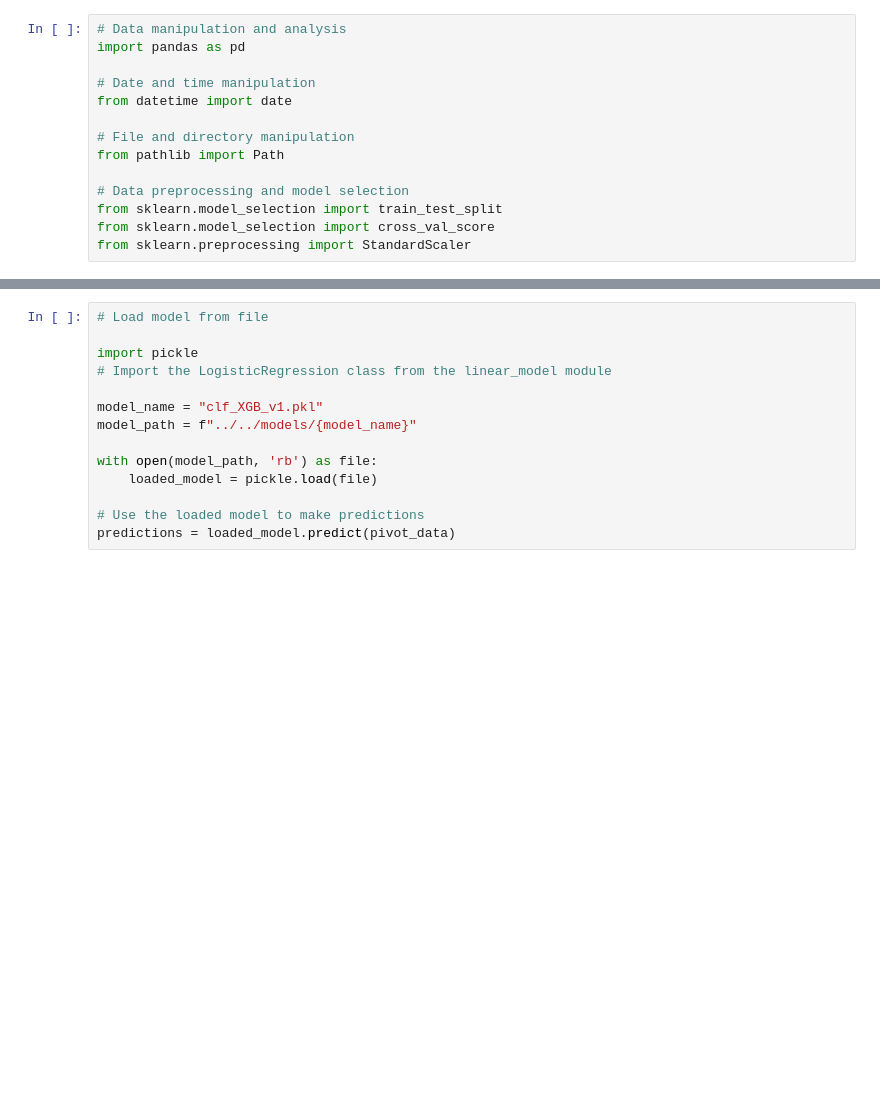
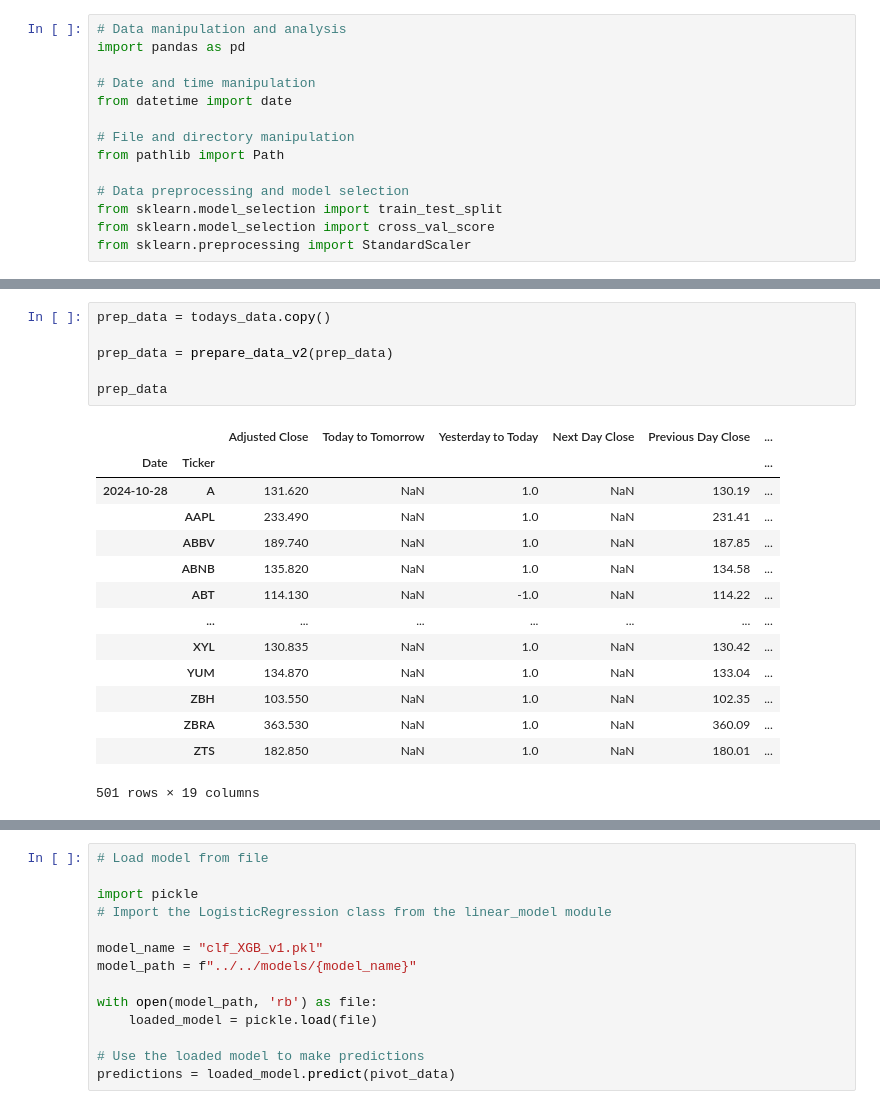
Before and after one commit to Corey-Holton/Group_project_2, a Jupyter notebook: notebooks/christian_exploration/predictions_notebook.ipynb, the cells around one changed output, grey strips where cells are left out. Drawn from its saved outputs; the diff is of its cells as text; blank space fills up the shorter version.

```diff
--- a/notebooks/christian_exploration/predictions_notebook.ipynb
+++ b/notebooks/christian_exploration/predictions_notebook.ipynb
@@ -64,0 +101,21 @@ pivot_data
+# %%
+prep_data = todays_data.copy()
+
+prep_data = prepare_data_v2(prep_data)
+
+prep_data
+# %% [output]
+|  |  | Adjusted Close | Today to Tomorrow | Yesterday to Today | Next Day Close | Previous Day Close | ... |
+| Date | Ticker |  |  |  |  |  | ... |
+| 2024-10-28 | A | 131.620 | NaN | 1.0 | NaN | 130.19 | ... |
+|  | AAPL | 233.490 | NaN | 1.0 | NaN | 231.41 | ... |
+|  | ABBV | 189.740 | NaN | 1.0 | NaN | 187.85 | ... |
+|  | ABNB | 135.820 | NaN | 1.0 | NaN | 134.58 | ... |
+|  | ABT | 114.130 | NaN | -1.0 | NaN | 114.22 | ... |
+|  | ... | ... | ... | ... | ... | ... | ... |
+|  | XYL | 130.835 | NaN | 1.0 | NaN | 130.42 | ... |
+|  | YUM | 134.870 | NaN | 1.0 | NaN | 133.04 | ... |
+|  | ZBH | 103.550 | NaN | 1.0 | NaN | 102.35 | ... |
+|  | ZBRA | 363.530 | NaN | 1.0 | NaN | 360.09 | ... |
+|  | ZTS | 182.850 | NaN | 1.0 | NaN | 180.01 | ... |
+501 rows × 19 columns
```
Also changed, not shown: parts of 10 cells of this notebook, 7 other files.
